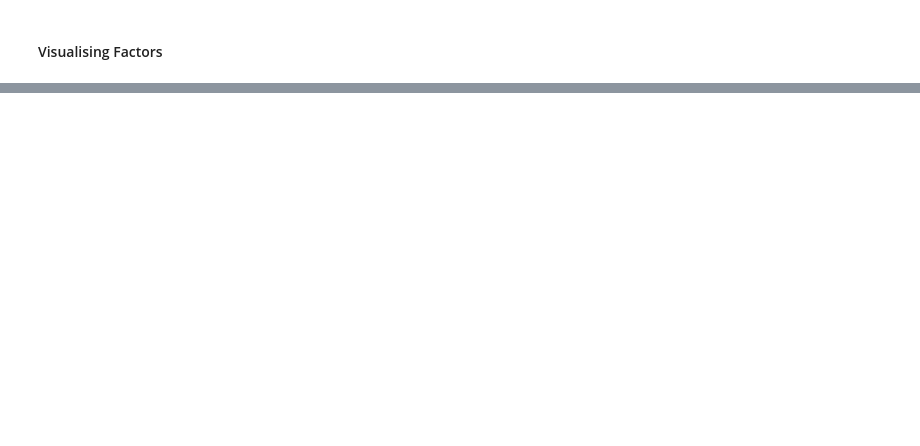
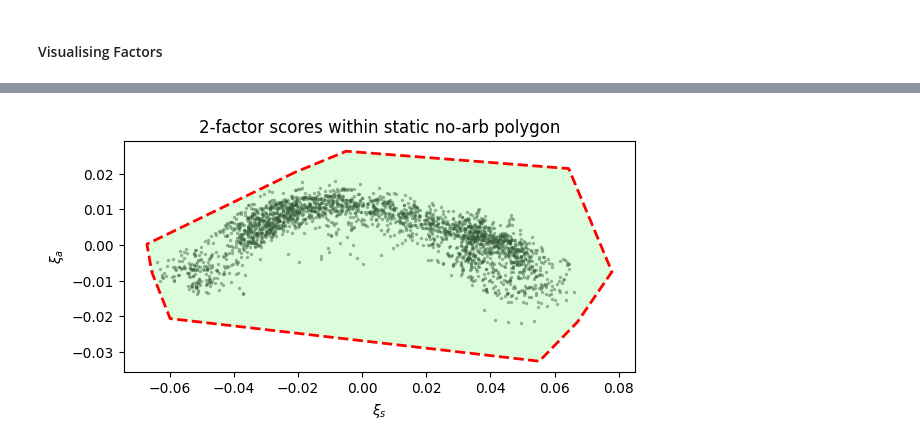
Before and after one commit to yungarjun/deribit-deep-learning, a Jupyter notebook: decomposing_lattice.ipynb, the cells around one changed output, grey strips where cells are left out. Drawn from its saved outputs; the diff is of its cells as text; code cells hidden in the pictures; blank space fills up the shorter version.

```diff
--- a/decomposing_lattice.ipynb
+++ b/decomposing_lattice.ipynb
@@ -1026,0 +1233,91 @@ Vega-weighted MAPE train/test: 0.1410448944388238 0.15201698291991528
+# %%
+import numpy as np
+from scipy.spatial import ConvexHull
+import scipy.sparse as sp
+
+def polygon_factor_space(out, tol=1e-12):
+    # Two factors only
+    G0 = out.G0
+    Gs = out.G_stat[0]        # “statistical accuracy” basis
+    Ga = out.G_sa[0]          # your single “static-arb” basis
+
+    A = out.A.toarray() if sp.issparse(out.A) else np.asarray(out.A, float)
+    b = np.asarray(out.b, float).ravel()
+
+    # Project A c ≥ b through c = G0 + ξ_s Gs + ξ_a Ga
+    H = A @ np.vstack([Gs, Ga]).T          # (m,2)
+    h = b - A @ G0                         # (m,)
+
+    keep = np.linalg.norm(H, axis=1) > tol
+    H, h = H[keep], h[keep]
+
+    # Enumerate pairwise intersections of H_i·ξ = h_i, keep those satisfying all inequalities
+    pts = []
+    for i in range(H.shape[0]):
+        A1,B1 = H[i]; C1 = h[i]
+        for j in range(i+1, H.shape[0]):
+            A2,B2 = H[j]; C2 = h[j]
+            det = A1*B2 - A2*B1
+            if abs(det) < 1e-14:
+                continue
+            x = (C1*B2 - C2*B1)/det
+            y = (A1*C2 - A2*C1)/det
+            if np.all(H @ np.array([x,y]) >= h - 5e-3):   # use SAME tol as PSAS
+                pts.append([x,y])
+    return np.asarray(pts), H, h
+
+import cvxpy as cp
+
+def constrained_scores_2d(C: np.ndarray, out, tol=5e-3):
+    # C: (T,N) repaired prices (use out.C_train.values or out.C_test.values)
+    G0 = out.G0
+    Gs = out.G_stat[0]
+    Ga = out.G_sa[0]
+    M  = np.column_stack([Gs, Ga])        # (N,2)
+
+    pts, H, h = polygon_factor_space(out, tol=1e-12)
+
+    T, N = C.shape
+    xi = np.zeros((T,2))
+    z  = cp.Variable(2)
+    # Pre-build problem: min ||M z - y||^2  s.t. H z ≥ h
+    # We'll update y per time.
+    y_param = cp.Parameter(N)
+    prob = cp.Problem(cp.Minimize(cp.sum_squares(M @ z - y_param)),
+                      [H @ z >= h - tol])  # consistent tolerance
+    for t in range(T):
+        y_param.value = C[t] - G0
+        prob.solve(solver=cp.OSQP, warm_start=True, eps_abs=1e-6, eps_rel=1e-6, verbose=False)
+        if prob.status not in ("optimal","optimal_inaccurate"):
+            # tiny fallback: unconstrained LS then project to polytope
+            z0 = np.linalg.lstsq(M, y_param.value, rcond=None)[0]
+            # quick projection: min ||z - z0||^2 s.t. H z ≥ h
+            z_var = cp.Variable(2)
+            prob2 = cp.Problem(cp.Minimize(cp.sum_squares(z_var - z0)), [H @ z_var >= h - tol])
+            prob2.solve(solver=cp.OSQP, warm_start=True, eps_abs=1e-6, eps_rel=1e-6, verbose=False)
+            xi[t] = z_var.value
+        else:
+            xi[t] = z.value
+    return xi, pts
+
+import matplotlib.pyplot as plt
+from matplotlib.patches import Polygon
+
+def plot_twofactor_polygon(out, use_test=False):
+    C = (out.C_test.values if use_test else out.C_train.values)
+    xi, pts = constrained_scores_2d(C, out, tol=5e-3)   # same tol as PSAS
+    fig, ax = plt.subplots(figsize=(6.6,3))
+    ax.scatter(xi[:,0], xi[:,1], s=6, c="k", alpha=0.45, linewidths=0)
+
+    if pts.shape[0] >= 3:
+        hull = ConvexHull(pts)
+        poly = pts[hull.vertices]
+        ax.add_patch(Polygon(poly, closed=True, facecolor="#98FB98", edgecolor="none", alpha=0.35))
+        cyc = np.vstack([poly, poly[0]])
+        ax.plot(cyc[:,0], cyc[:,1], "r--", lw=2.0)
+    ax.set_xlabel(r"$\xi_s$"); ax.set_ylabel(r"$\xi_a$")
+    ax.set_title("2-factor scores within static no-arb polygon")
+    return fig, ax
+
+plot_twofactor_polygon(out, use_test=True)
+# %% [output]
@@ -1026,0 +1326 @@ Vega-weighted MAPE train/test: 0.1410448944388238 0.15201698291991528
+[figure, added]
```
Also changed, not shown: parts of 5 cells of this notebook.
